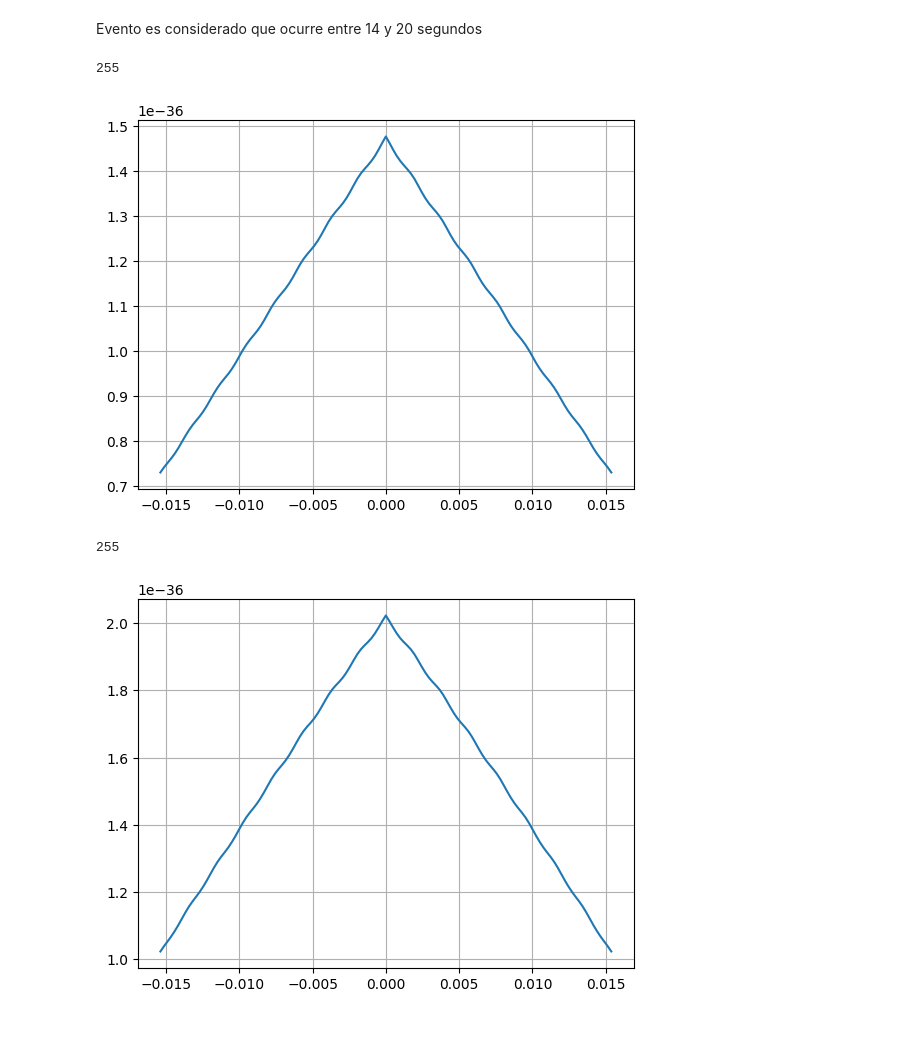
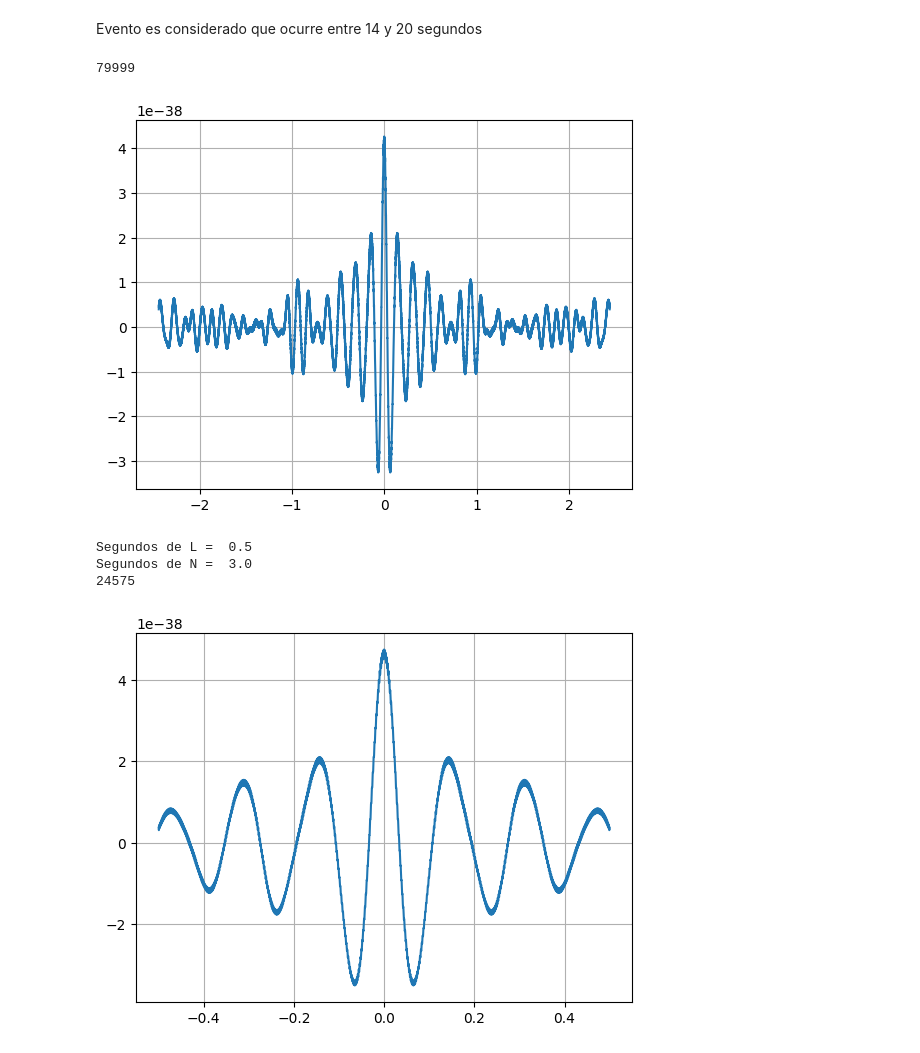
Before and after one commit to bautistasch/PASA, a Jupyter notebook: periodogram.ipynb, the cells around one changed output. Drawn from its saved outputs; the diff is of its cells as text; code cells hidden in the pictures.

```diff
--- a/periodogram.ipynb
+++ b/periodogram.ipynb
@@ -260,30 +260,39 @@ Evento es considerado que ocurre entre 14 y 20 segundos
 # %%
 noise1 = dset[:int(14*fs)]
 noise2 = dset[int(20*fs):int(32*fs)-1]
-L = 16
-N = L*8
-L_2 = L*4
+L = 10000
+N = L*4
+L_2 = L
 offset = N - 1
-rxx = biased_autocorr(noise1[:N])
+plt.cla()
+rxx = biased_autocorr(noise1[:N] - np.mean(noise1[:N]))
 print(len(rxx))
+
+
 rxx = rxx[offset - (L_2-1) : offset + (L_2-1) + 1] # autocorr ventaneada o windowed con L
 lags = np.arange(-(L_2-1), (L_2-1) + 1) / fs
+#f = 4*np.sinc(lags/30e-3)*1e-38
+#plt.plot(lags, f)
 plt.plot(lags, rxx)
 plt.grid(True)
 plt.show()
 # plt.figure()
 # %% [output]
-255
+79999
-[figure, old version]
+[figure, new version]
 # %%
 noise1 = dset[:int(14*fs)]
 noise2 = dset[int(20*fs):int(32*fs)-1]
-
-L = 16
-N = L*8
-L_2 = L*4
+plt.cla()
+L_seg = 0.5
+L = int(L_seg*fs)
+print('Segundos de L = ', L/fs)
+N = L*6
+print('Segundos de N = ', N/fs)
+L_2 = L
 offset = N - 1
-rxx = biased_autocorr(noise1[N:2*N])
+rxx = biased_autocorr(noise1[0:N])
+rxx = np.mean(np.asarray([biased_autocorr(noise1[i*N:(i+1)*N] - np.mean(noise1[i*N:(i+1)*N])) for i in range(len(noise1)//N)]), axis=0)
 print(len(rxx))
 rxx = rxx[offset - (L_2-1) : offset + (L_2-1) + 1] # autocorr ventaneada o windowed con L
 lags = np.arange(-(L_2-1), (L_2-1) + 1) / fs
@@ -292,5 +301,7 @@ plt.grid(True)
 plt.show()
 # plt.figure()
 # %% [output]
-255
+Segundos de L =  0.5
+Segundos de N =  3.0
+24575
-[figure, old version]
+[figure, new version]
```
Also changed, not shown: parts of 15 cells of this notebook.
